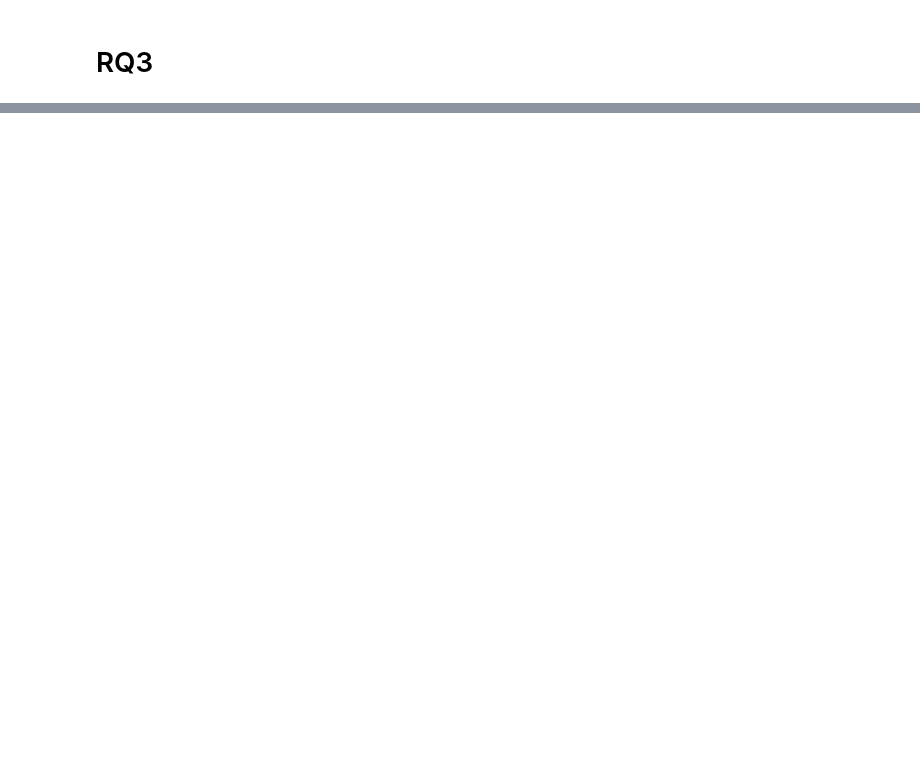
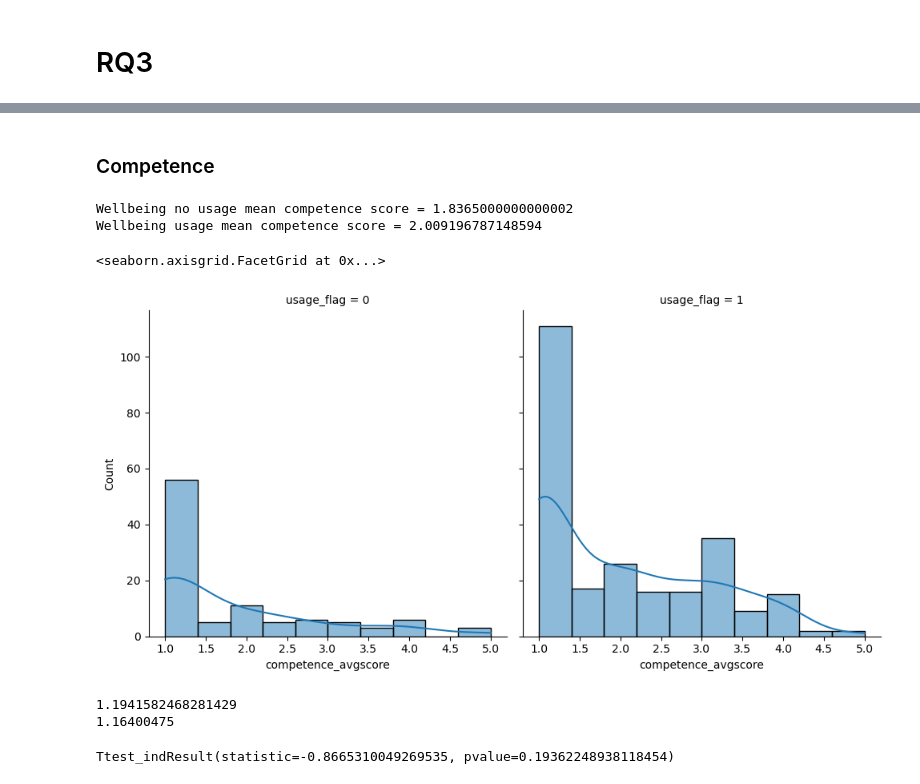
Before and after one commit to smc395/smartphone-wellbeing-study, a Jupyter notebook: analysis.ipynb, the cells around one changed output, grey strips where cells are left out. Drawn from its saved outputs; the diff is of its cells as text; code cells hidden in the pictures; blank space fills up the shorter version.

```diff
--- a/analysis.ipynb
+++ b/analysis.ipynb
@@ -678,0 +730,36 @@ df.loc[df['usage_flag'] == 1, ['autonomous_regulation_score', 'controlled_regula
+# %% [markdown]
+### Competence
+# %%
+# Negative scoring. The lower the more feeling of competence
+usage_false_competence_avg = df[df['usage_flag'] == 0]['competence_avgscore']
+usage_true_competence_avg = df[df['usage_flag'] == 1]['competence_avgscore']
+
+print('Wellbeing no usage mean competence score =', usage_false_competence_avg.mean())
+print('Wellbeing usage mean competence score =', usage_true_competence_avg.mean())
+
+sns.displot(data=df, x='competence_avgscore', col='usage_flag', kde=True)
+# %% [output]
+Wellbeing no usage mean competence score = 1.8365000000000002
+Wellbeing usage mean competence score = 2.009196787148594
+<seaborn.axisgrid.FacetGrid at 0x...>
+[figure, added]
+# %%
+# Chekc if variacnes are the same
+print(np.var(np.random.choice(usage_true_competence_avg, size=len(usage_false_competence_avg), replace=False)))
+print(np.var(usage_false_competence_avg))
+# %% [output]
+1.1941582468281429
+1.16400475
+# %%
+# Use Welch's T-test (which does not assume same variance) on usage flag populations to see if there is a significant difference
+# between the means of the population and that the false usage distribution mean is less than the true usage distribution mean
+
+stats.ttest_ind(  a=np.array(usage_false_competence_avg)
+                , b=np.random.choice(usage_true_competence_avg, size=len(usage_false_competence_avg), replace=False)
+                , equal_var=False
+                , nan_policy='omit'
+                , alternative='less')
+
+# This means that those who do NOT use wellbeing features feel more competence than those who do use wellbeing features
+# %% [output]
+Ttest_indResult(statistic=-0.8665310049269535, pvalue=0.19362248938118454)
```
Also changed, not shown: parts of 15 cells of this notebook.
